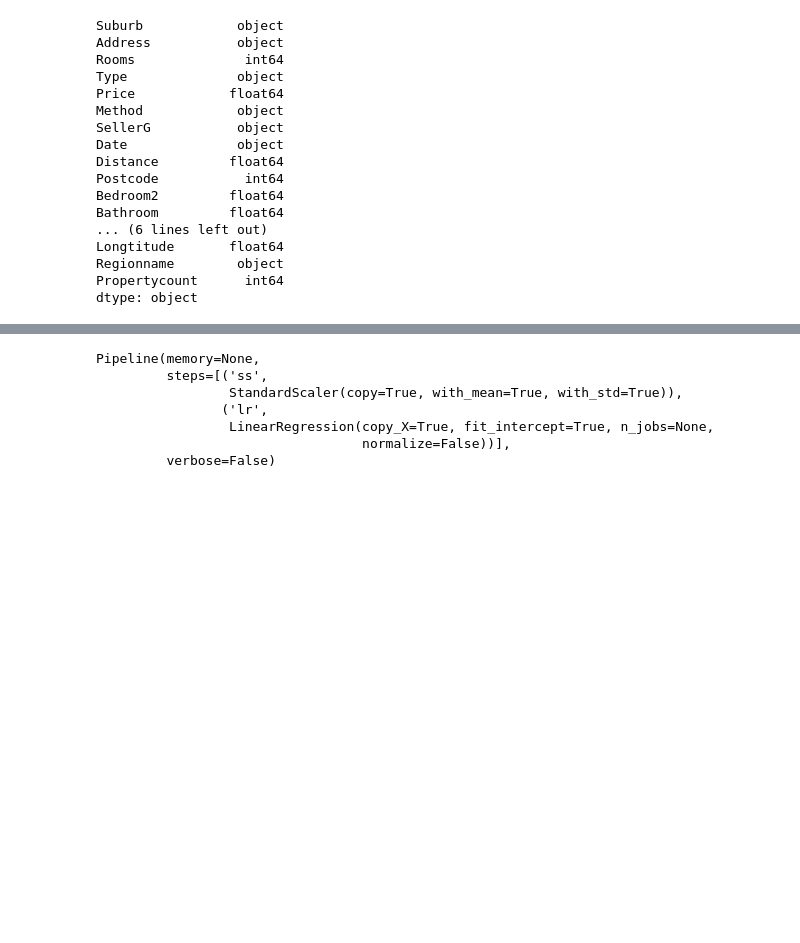
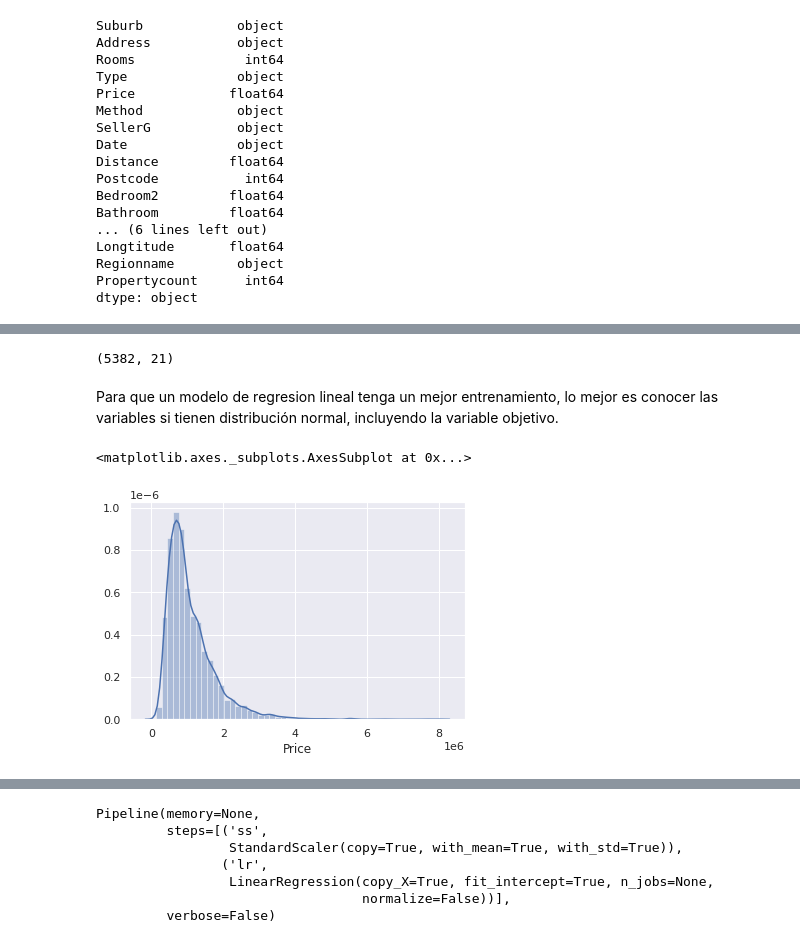
Before and after one commit to CamiloE/Proyectos-Personales, a Jupyter notebook: Precios_de_las_casas.ipynb, the cells around one changed output, grey strips where cells are left out. Cells and saved outputs as stored; diff of their text form; code cells hidden in the pictures; blank space fills up the shorter version.

```diff
--- a/Precios_de_las_casas.ipynb
+++ b/Precios_de_las_casas.ipynb
@@ -45,4 +49,0 @@ array(['h', 'u', 't'], dtype=object)
-# %%
-dic={'h':0,'u':1,'t':2}
-dataframe['ntype']=dataframe['Type'].map(dic)#codifcacion numerica
-dataframe['ntype']
@@ -98,3 +49,0 @@ dataframe.describe()
-# %%
-dataframe['Date']=pd.to_datetime(dataframe.Date,yearfirst=True)#Convierte la columna a formato fecha
-dataframe.head()
@@ -229,0 +96,3 @@ X_train, X_test, y_train, y_test= train_test_split(X,y,test_size=0.2,random_stat
+# %%
+dataframe.dropna(how='any',inplace=True)
+dataframe.isnull().sum()
@@ -229,0 +117,11 @@ X_train, X_test, y_train, y_test= train_test_split(X,y,test_size=0.2,random_stat
+# %%
+dataframe.shape#Cantidad de datos y caracteristicas despues de  eliminar las muestras con valores nulos
+# %% [output]
+(5382, 21)
+# %% [markdown]
+Para que un modelo de regresion lineal tenga un mejor entrenamiento, lo mejor es conocer las variables si tienen distribución normal, incluyendo la variable objetivo.
+# %%
+sns.distplot(dataframe['Price'],color='b')
+# %% [output]
+<matplotlib.axes._subplots.AxesSubplot at 0x...>
+[figure, added]
```
Also changed, not shown: parts of 82 cells of this notebook.
